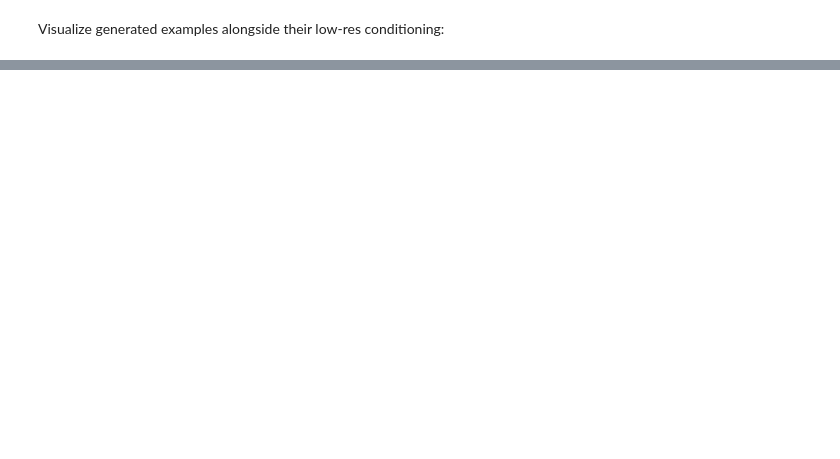
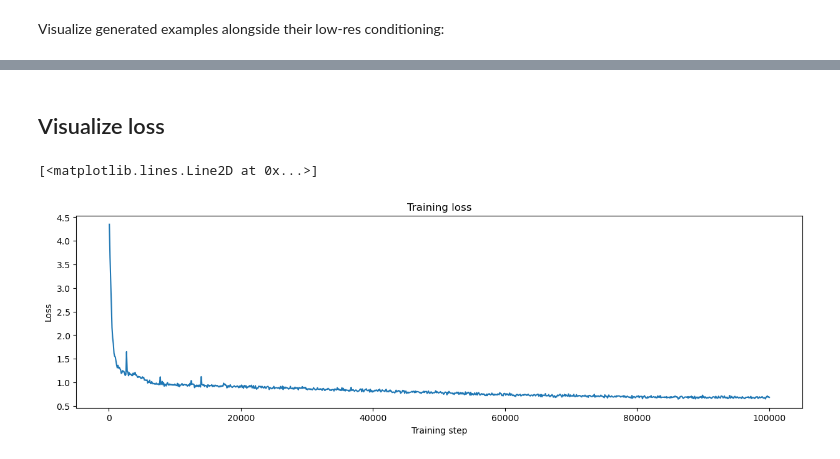
Before and after one commit to WFP-VAM/swirl-dynamics, a Jupyter notebook: swirl_dynamics/projects/probabilistic_diffusion/colabs/run-diffusion-with-our-data.ipynb, the cells around one changed output, grey strips where cells are left out. Saved outputs shown, nothing was run; the diff lists cells and outputs as text; code cells hidden in the pictures; blank space fills up the shorter version.

```diff
--- a/swirl_dynamics/projects/probabilistic_diffusion/colabs/run-diffusion-with-our-data.ipynb
+++ b/swirl_dynamics/projects/probabilistic_diffusion/colabs/run-diffusion-with-our-data.ipynb
@@ -279,0 +286,2 @@ plt.show()
+# %% [markdown]
+## Visualize loss
@@ -279,0 +294,48 @@ plt.show()
+# %%
+from tensorflow.core.util import event_pb2
+
+training_loss = dict()
+
+serialized_examples = tf.data.TFRecordDataset(ckpt_path1)
+for serialized_example in serialized_examples:
+    event = event_pb2.Event.FromString(serialized_example.numpy())
+    try:
+        if event.summary.value[0].tag == "train_loss":
+            for value in event.summary.value:
+                t = tf.make_ndarray(value.tensor)
+                training_loss[event.step] = t
+    except:
+        continue
+
+serialized_examples = tf.data.TFRecordDataset(ckpt_path2)
+for serialized_example in serialized_examples:
+    event = event_pb2.Event.FromString(serialized_example.numpy())
+    try:
+        if event.summary.value[0].tag == "train_loss":
+            for value in event.summary.value:
+                t = tf.make_ndarray(value.tensor)
+                training_loss[event.step] = t
+    except:
+        continue
+
+serialized_examples = tf.data.TFRecordDataset(ckpt_path3)
+for serialized_example in serialized_examples:
+    event = event_pb2.Event.FromString(serialized_example.numpy())
+    try:
+        if event.summary.value[0].tag == "train_loss":
+            for value in event.summary.value:
+                t = tf.make_ndarray(value.tensor)
+                training_loss[event.step] = t
+    except:
+        continue
+# %%
+plt.figure(figsize=(15,4))
+plt.title('Training loss')
+plt.xlabel('Training step')
+plt.ylabel('Loss')
+#plt.xlim(50000, 100000)
+#plt.ylim(0, 2)
+plt.plot(training_loss.keys(), training_loss.values())
+# %% [output]
+[<matplotlib.lines.Line2D at 0x...>]
+[figure, added]
```
Also changed, not shown: parts of 14 cells of this notebook, 7 other files.
